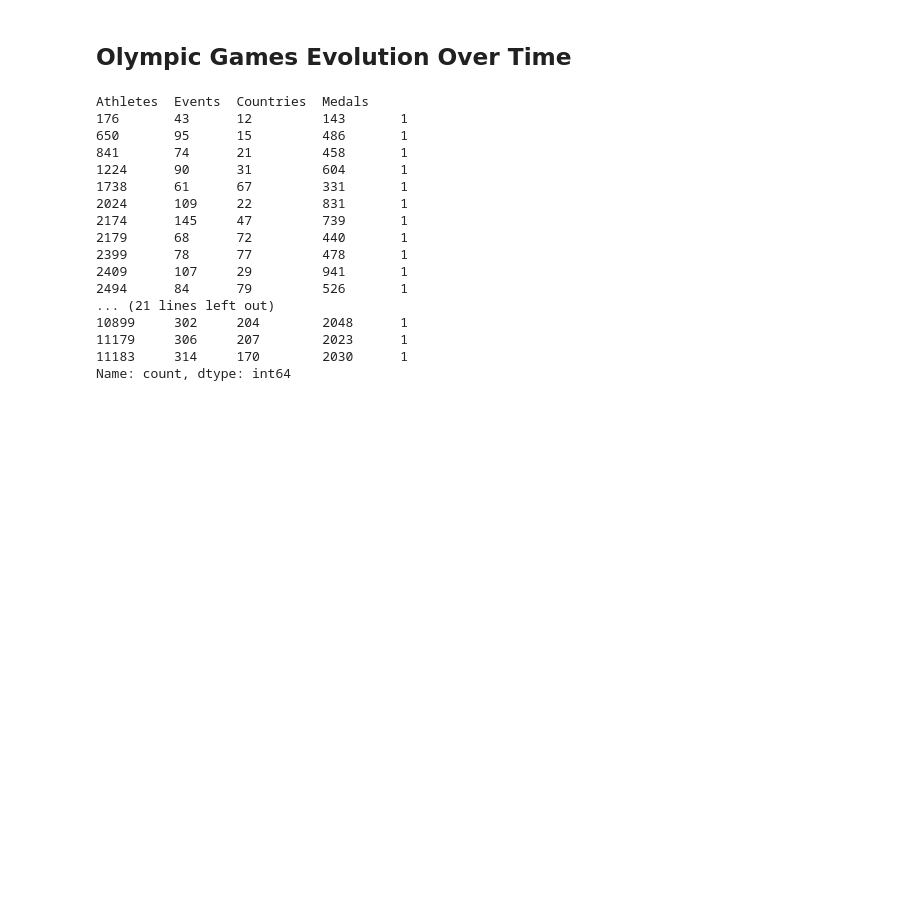
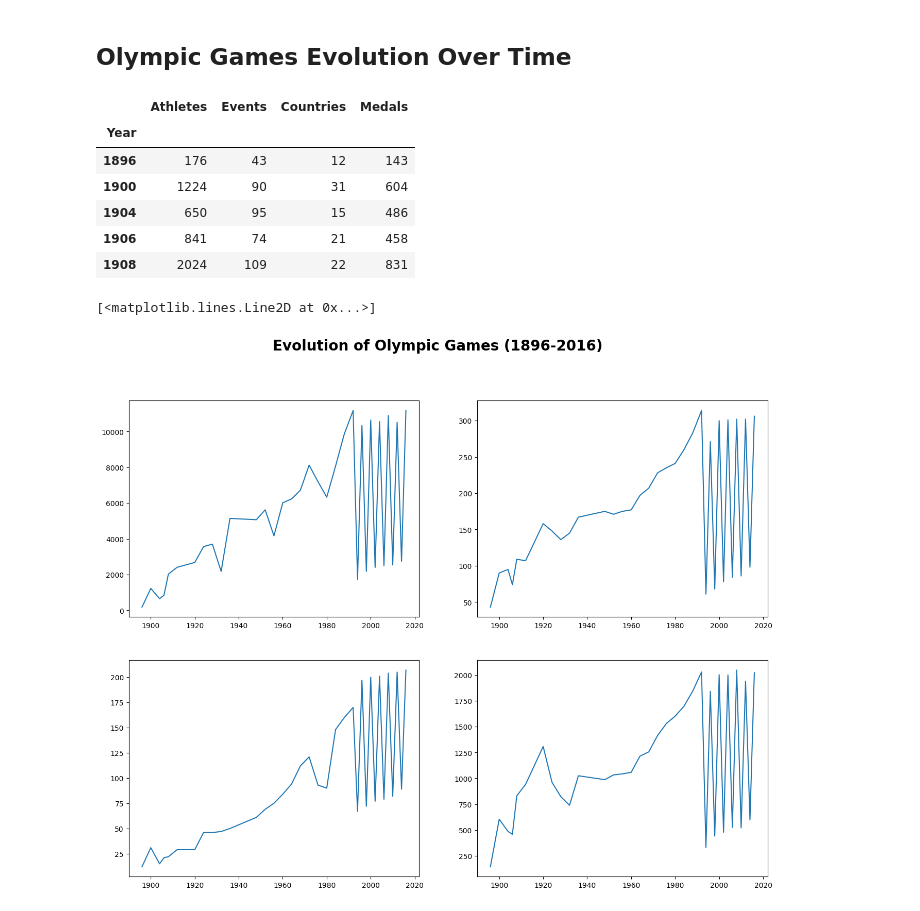
Before and after one commit to Dani-8/120Years-Of-Olympics-Data-Analysis, a Jupyter notebook: Olympic Medal Prediction ML Analysis.ipynb, the cells around one changed output. Drawn from its saved outputs; the diff is of its cells as text; code cells hidden in the pictures; blank space fills up the shorter version.

```diff
--- a/Olympic Medal Prediction ML Analysis.ipynb
+++ b/Olympic Medal Prediction ML Analysis.ipynb
@@ -110,24 +110,29 @@ evoluation_stats = df_events.groupby("Year").agg({
     "Event": "Events",
     "NOC": "Countries",
     "Medal": "Medals"
-}).value_counts().sort_values(asc)
+})
 
-evoluation_stats
+evoluation_stats.head()
 # %% [output]
-Athletes  Events  Countries  Medals
-176       43      12         143       1
-650       95      15         486       1
-841       74      21         458       1
-1224      90      31         604       1
-1738      61      67         331       1
-2024      109     22         831       1
-2174      145     47         739       1
-2179      68      72         440       1
-2399      78      77         478       1
-2409      107     29         941       1
-2494      84      79         526       1
-... (21 lines left out)
-10899     302     204        2048      1
-11179     306     207        2023      1
-11183     314     170        2030      1
-Name: count, dtype: int64
+|  | Athletes | Events | Countries | Medals |
+| Year |  |  |  |  |
+| 1896 | 176 | 43 | 12 | 143 |
+| 1900 | 1224 | 90 | 31 | 604 |
+| 1904 | 650 | 95 | 15 | 486 |
+| 1906 | 841 | 74 | 21 | 458 |
+| 1908 | 2024 | 109 | 22 | 831 |
+# %%
+fig, axes = plt.subplots(2,2, figsize=(16,12))
+fig.suptitle('Evolution of Olympic Games (1896-2016)', fontsize=20, fontweight='bold')
+
+axes[0,0].plot(evoluation_stats.index, evoluation_stats["Athletes"])
+axes[0,0].set
+
+axes[0,1].plot(evoluation_stats.index, evoluation_stats["Events"])
+
+axes[1,0].plot(evoluation_stats.index, evoluation_stats["Countries"])
+
+axes[1,1].plot(evoluation_stats.index, evoluation_stats["Medals"])
+# %% [output]
+[<matplotlib.lines.Line2D at 0x...>]
+[figure, added]
```
